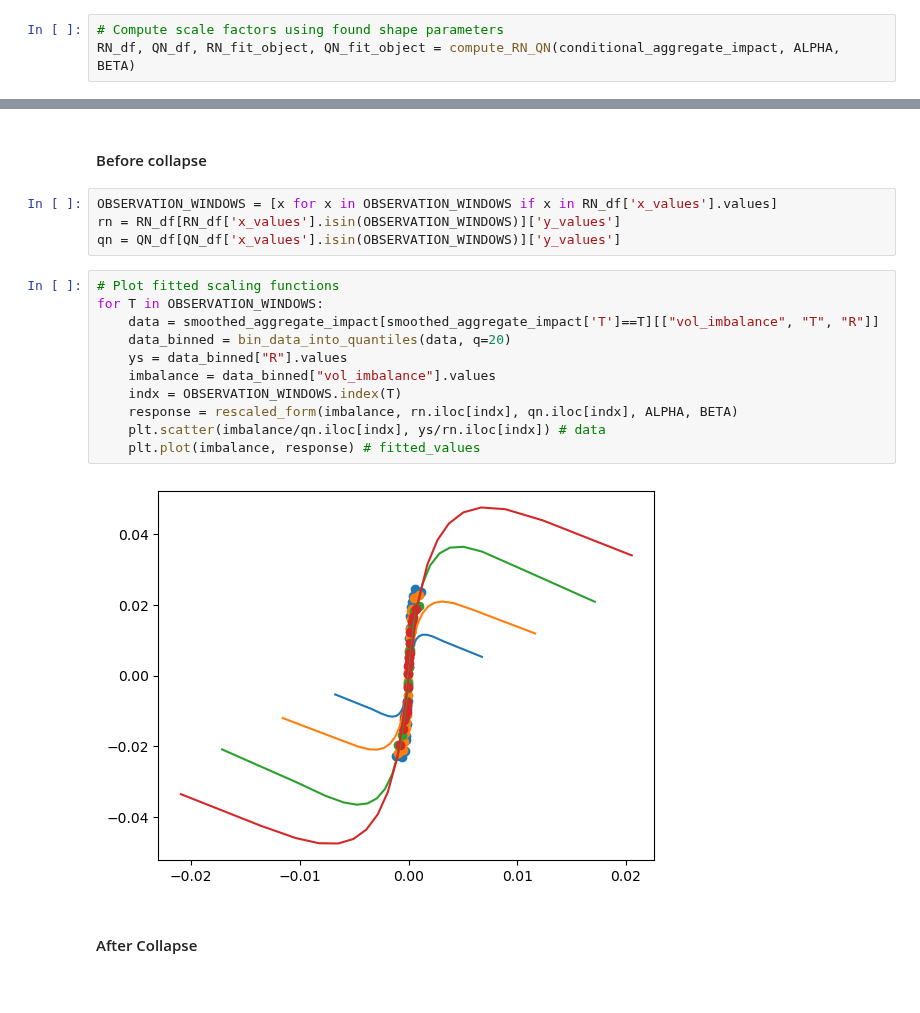
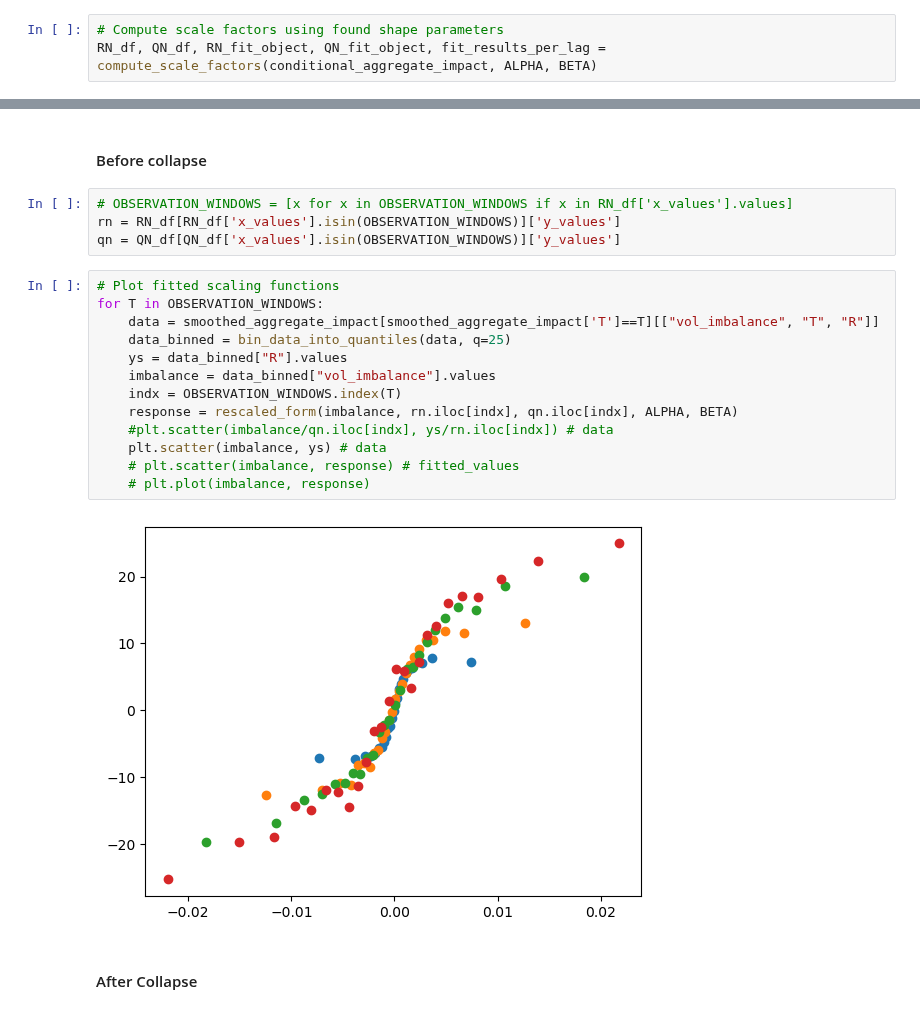
Before and after one commit to anabugaenko/liquidity, a Jupyter notebook: notebooks/MO/finite_size_scaling.ipynb, the cells around one changed output, grey strips where cells are left out. Cells and saved outputs as stored; diff of their text form.

```diff
--- a/notebooks/MO/finite_size_scaling.ipynb
+++ b/notebooks/MO/finite_size_scaling.ipynb
@@ -125,6 +125,6 @@ beta: 74.73224389826562
 # %%
 # Compute scale factors using found shape parameters
-RN_df, QN_df, RN_fit_object, QN_fit_object = compute_RN_QN(conditional_aggregate_impact, ALPHA, BETA)
+RN_df, QN_df, RN_fit_object, QN_fit_object, fit_results_per_lag = compute_scale_factors(conditional_aggregate_impact, ALPHA, BETA)
 # %%
 # Plot scale factors RN and QN
 plt.scatter(RN_df['x_values'],RN_df['y_values'])
@@ -174,22 +174,24 @@ Adjusted R-squared = 0.9568477372171956
 # %% [markdown]
 #### Before collapse
 # %%
-OBSERVATION_WINDOWS = [x for x in OBSERVATION_WINDOWS if x in RN_df['x_values'].values]
+# OBSERVATION_WINDOWS = [x for x in OBSERVATION_WINDOWS if x in RN_df['x_values'].values]
 rn = RN_df[RN_df['x_values'].isin(OBSERVATION_WINDOWS)]['y_values']
 qn = QN_df[QN_df['x_values'].isin(OBSERVATION_WINDOWS)]['y_values']
 # %%
 # Plot fitted scaling functions
 for T in OBSERVATION_WINDOWS:
     data = smoothed_aggregate_impact[smoothed_aggregate_impact['T']==T][["vol_imbalance", "T", "R"]]
-    data_binned = bin_data_into_quantiles(data, q=20)
+    data_binned = bin_data_into_quantiles(data, q=25)
     ys = data_binned["R"].values
     imbalance = data_binned["vol_imbalance"].values
     indx = OBSERVATION_WINDOWS.index(T)
     response = rescaled_form(imbalance, rn.iloc[indx], qn.iloc[indx], ALPHA, BETA)
-    plt.scatter(imbalance/qn.iloc[indx], ys/rn.iloc[indx]) # data
-    plt.plot(imbalance, response) # fitted_values
+    #plt.scatter(imbalance/qn.iloc[indx], ys/rn.iloc[indx]) # data
+    plt.scatter(imbalance, ys) # data
+    # plt.scatter(imbalance, response) # fitted_values
+    # plt.plot(imbalance, response)
 # %% [output]
-[figure, old version]
+[figure, new version]
 # %% [markdown]
 #### After Collapse
 # %%
```
Also changed, not shown: parts of 11 cells of this notebook, 2 other files.
